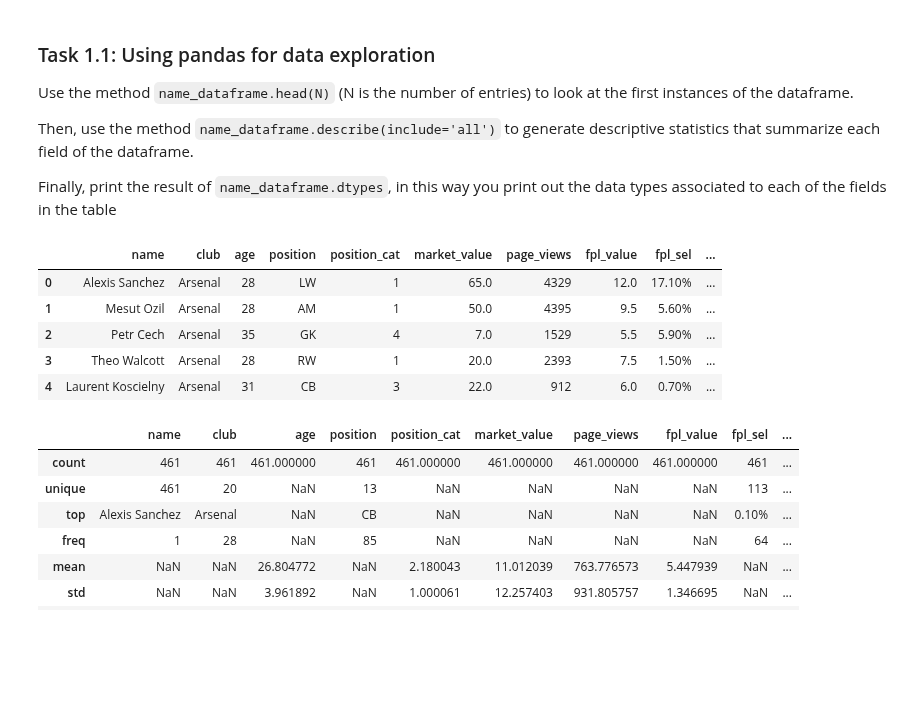
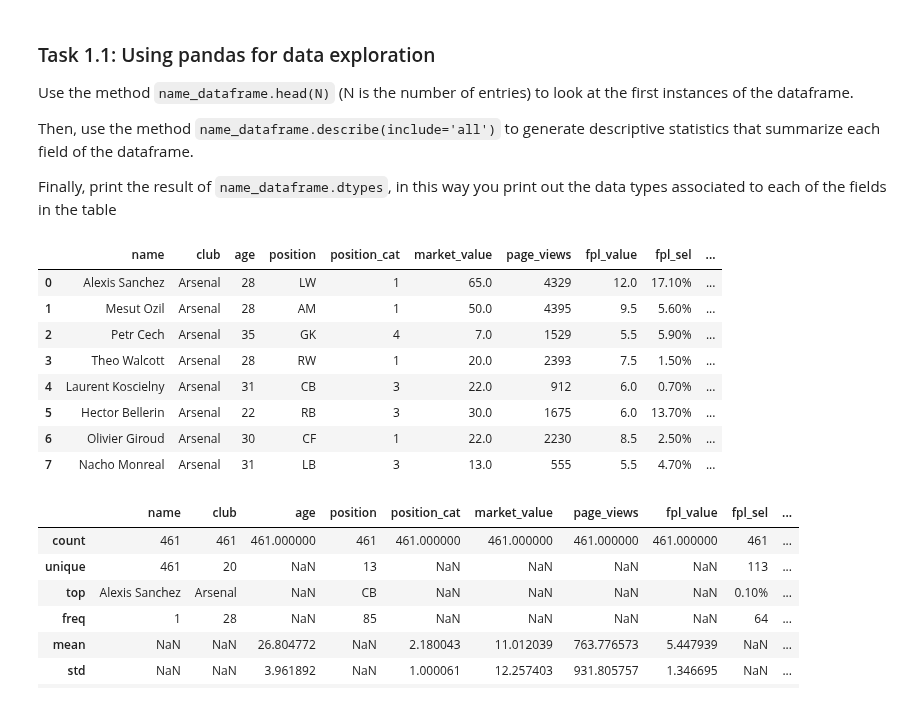
Before and after one commit to setrar/MALIS, a Jupyter notebook: labs/lab1/linear/linear.ipynb, the cells around one changed output. Cells and saved outputs as stored; diff of their text form; code cells hidden in the pictures; blank space fills up the shorter version.

```diff
--- a/labs/lab1/linear/linear.ipynb
+++ b/labs/lab1/linear/linear.ipynb
@@ -71,14 +54,17 @@ Then, use the method `name_dataframe.describe(include='all')` to generate descri
 Finally, print the result of `name_dataframe.dtypes`, in this way you print out the data types associated to each of the fields in the table
 # %%
 #Your code for head
-league_df.head(5)
+league_df.head(8)
 # %% [output]
 |  | name | club | age | position | position_cat | market_value | page_views | fpl_value | fpl_sel | ... |
 | 0 | Alexis Sanchez | Arsenal | 28 | LW | 1 | 65.0 | 4329 | 12.0 | 17.10% | ... |
 | 1 | Mesut Ozil | Arsenal | 28 | AM | 1 | 50.0 | 4395 | 9.5 | 5.60% | ... |
 | 2 | Petr Cech | Arsenal | 35 | GK | 4 | 7.0 | 1529 | 5.5 | 5.90% | ... |
 | 3 | Theo Walcott | Arsenal | 28 | RW | 1 | 20.0 | 2393 | 7.5 | 1.50% | ... |
 | 4 | Laurent Koscielny | Arsenal | 31 | CB | 3 | 22.0 | 912 | 6.0 | 0.70% | ... |
+| 5 | Hector Bellerin | Arsenal | 22 | RB | 3 | 30.0 | 1675 | 6.0 | 13.70% | ... |
+| 6 | Olivier Giroud | Arsenal | 30 | CF | 1 | 22.0 | 2230 | 8.5 | 2.50% | ... |
+| 7 | Nacho Monreal | Arsenal | 31 | LB | 3 | 13.0 | 555 | 5.5 | 4.70% | ... |
 # %%
 #Your code for describe
 league_df.describe(include='all')
```
Also changed, not shown: parts of 2 cells of this notebook.
